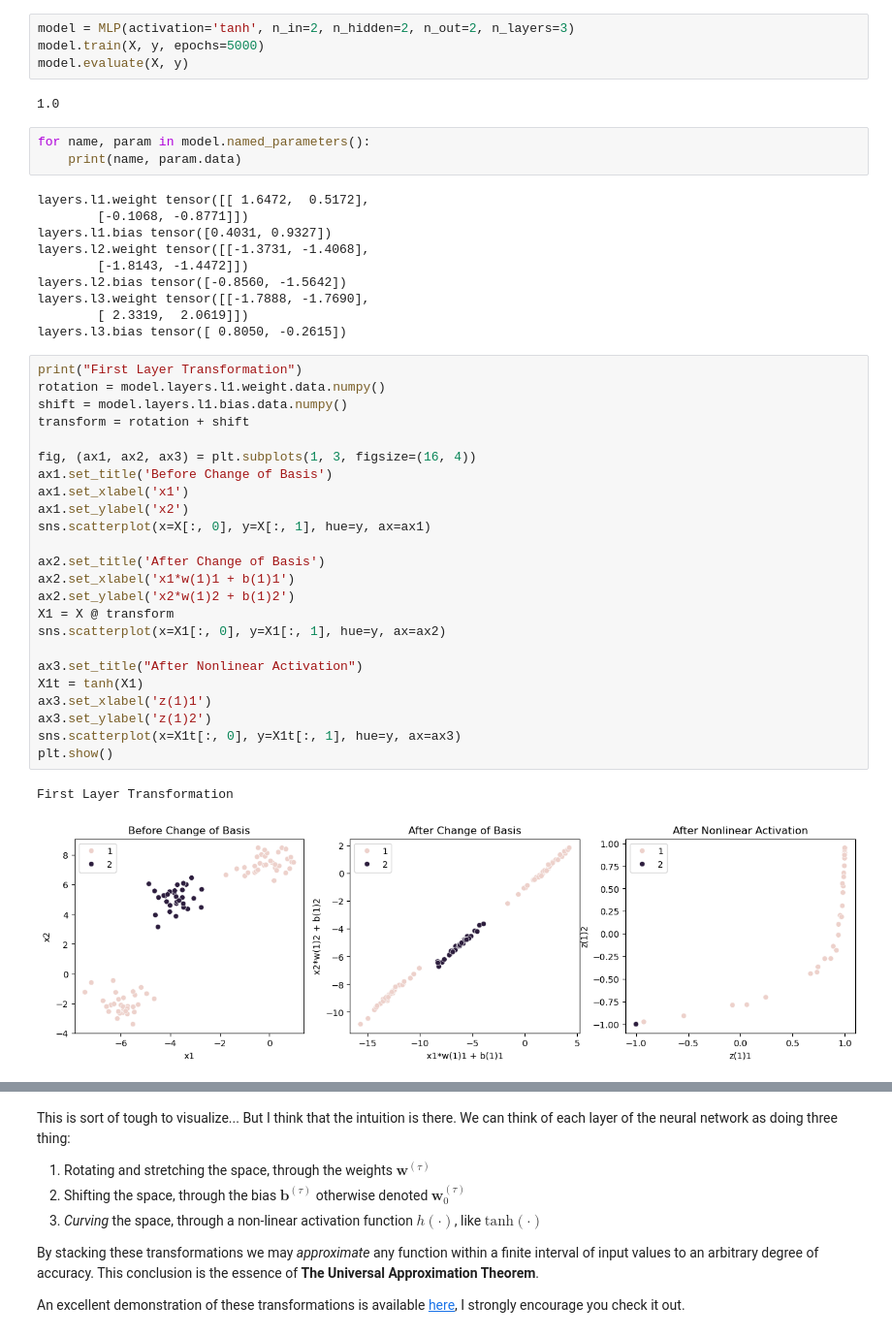
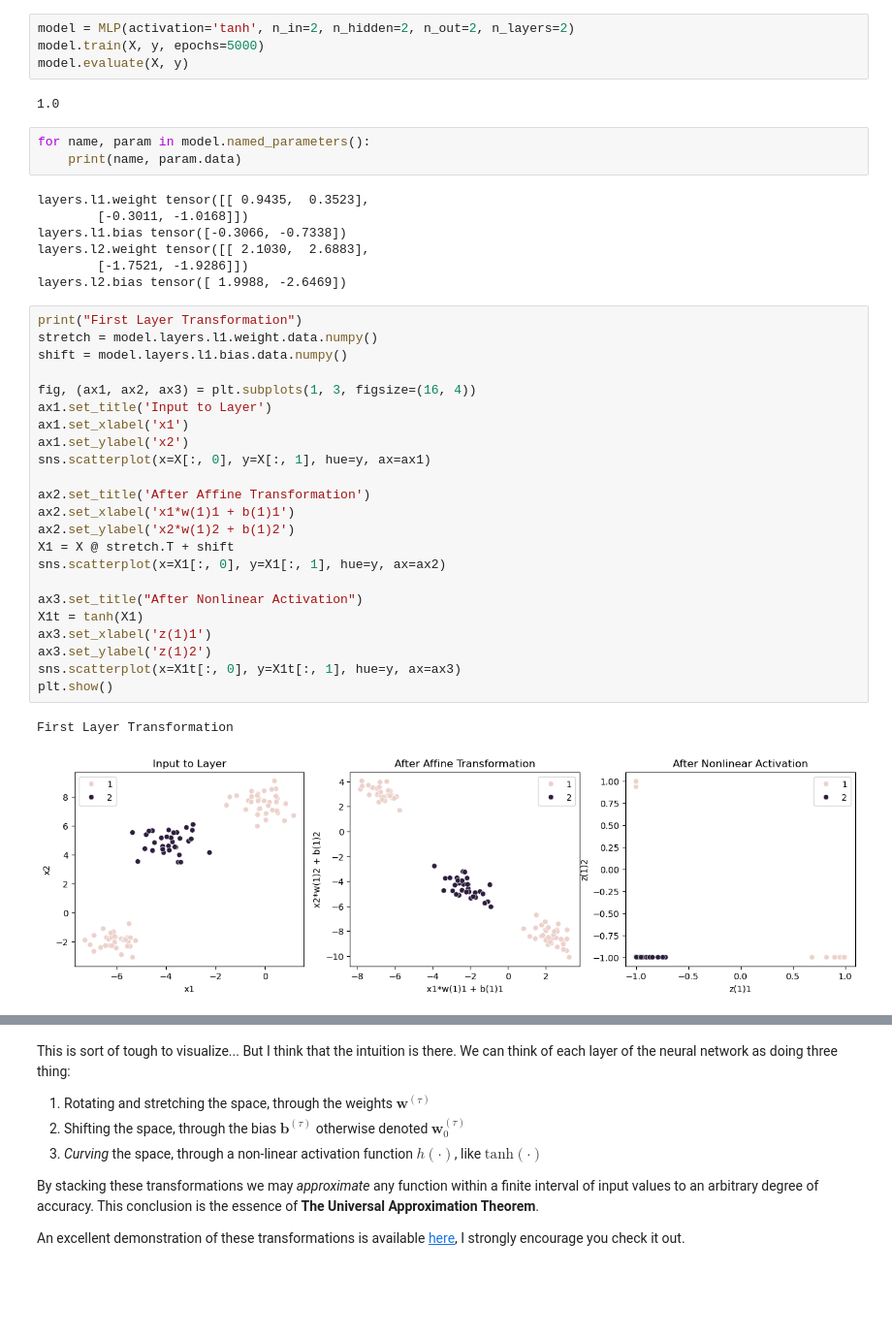
Before and after one commit to BenAF002/data_science, a Jupyter notebook: Notes/jc_basis_functions_to_deep_nn.ipynb, the cells around one changed output, grey strips where cells are left out. Shown: that part at 97% size. Saved outputs shown, nothing was run; the diff lists cells and outputs as text; blank space fills up the shorter version.

```diff
--- a/Notes/jc_basis_functions_to_deep_nn.ipynb
+++ b/Notes/jc_basis_functions_to_deep_nn.ipynb
@@ -294,7 +297,7 @@ class MLP(nn.Module):
         acc = (preds == y).sum().item() / len(y)
         return acc
 # %%
-model = MLP(activation='tanh', n_in=2, n_hidden=2, n_out=2, n_layers=3)
+model = MLP(activation='tanh', n_in=2, n_hidden=2, n_out=2, n_layers=2)
 model.train(X, y, epochs=5000)
 model.evaluate(X, y)
 # %% [output]
@@ -303,41 +306,37 @@ model.evaluate(X, y)
 for name, param in model.named_parameters():
     print(name, param.data)
 # %% [output]
-layers.l1.weight tensor([[ 1.6472,  0.5172],
-        [-0.1068, -0.8771]])
-layers.l1.bias tensor([0.4031, 0.9327])
-layers.l2.weight tensor([[-1.3731, -1.4068],
-        [-1.8143, -1.4472]])
-layers.l2.bias tensor([-0.8560, -1.5642])
-layers.l3.weight tensor([[-1.7888, -1.7690],
-        [ 2.3319,  2.0619]])
-layers.l3.bias tensor([ 0.8050, -0.2615])
+layers.l1.weight tensor([[ 0.9435,  0.3523],
+        [-0.3011, -1.0168]])
+layers.l1.bias tensor([-0.3066, -0.7338])
+layers.l2.weight tensor([[ 2.1030,  2.6883],
+        [-1.7521, -1.9286]])
+layers.l2.bias tensor([ 1.9988, -2.6469])
 # %%
 print("First Layer Transformation")
-rotation = model.layers.l1.weight.data.numpy()
+stretch = model.layers.l1.weight.data.numpy()
 shift = model.layers.l1.bias.data.numpy()
-transform = rotation + shift
 
 fig, (ax1, ax2, ax3) = plt.subplots(1, 3, figsize=(16, 4))
-ax1.set_title('Before Change of Basis')
+ax1.set_title('Input to Layer')
 ax1.set_xlabel('x1')
 ax1.set_ylabel('x2')
 sns.scatterplot(x=X[:, 0], y=X[:, 1], hue=y, ax=ax1)
 
-ax2.set_title('After Change of Basis')
+ax2.set_title('After Affine Transformation')
 ax2.set_xlabel('x1*w(1)1 + b(1)1')
 ax2.set_ylabel('x2*w(1)2 + b(1)2')
-X1 = X @ transform
+X1 = X @ stretch.T + shift
 sns.scatterplot(x=X1[:, 0], y=X1[:, 1], hue=y, ax=ax2)
 
 ax3.set_title("After Nonlinear Activation")
 X1t = tanh(X1)
 ax3.set_xlabel('z(1)1')
 ax3.set_ylabel('z(1)2')
 sns.scatterplot(x=X1t[:, 0], y=X1t[:, 1], hue=y, ax=ax3)
 plt.show()
 # %% [output]
 First Layer Transformation
-[figure, old version]
+[figure, new version]
 # %%
 print("Second Layer Transformation")
```
Also changed, not shown: parts of 8 cells of this notebook, 2 other files.
